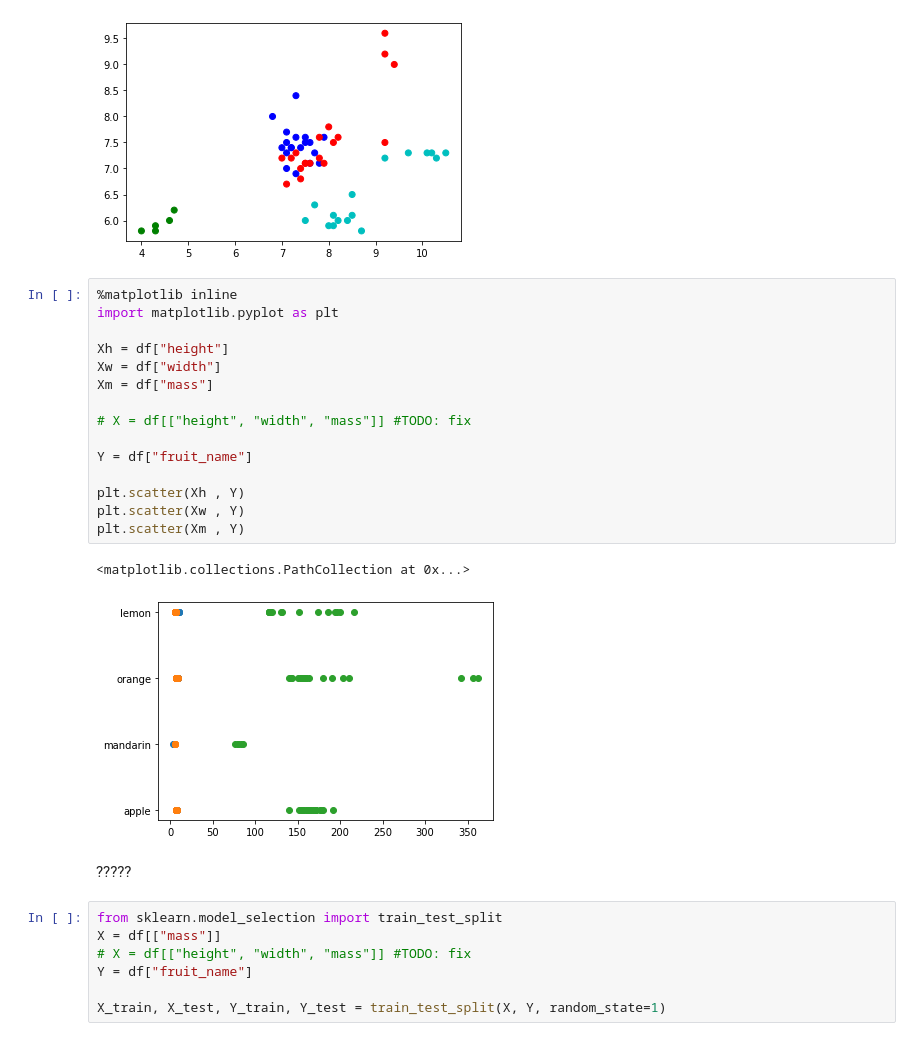
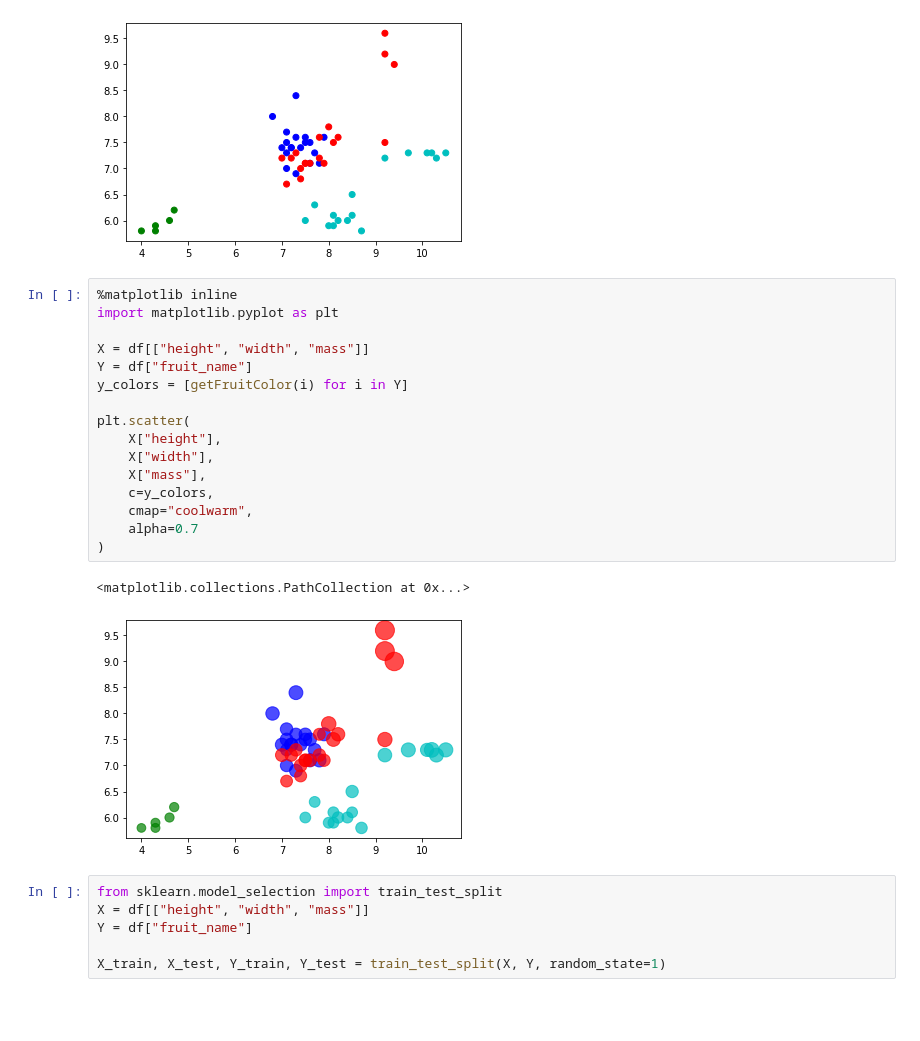
Before and after one commit to charles66820/CREMIfiles, a Jupyter notebook: acid/td/td04.ipynb, the cells around one changed output. Drawn from its saved outputs; the diff is of its cells as text; blank space fills up the shorter version.

```diff
--- a/acid/td/td04.ipynb
+++ b/acid/td/td04.ipynb
@@ -245,27 +245,25 @@ plt.scatter(X, Y, c=y_colors)
 # %%
 %matplotlib inline
 import matplotlib.pyplot as plt
 
-Xh = df["height"]
-Xw = df["width"]
-Xm = df["mass"]
+X = df[["height", "width", "mass"]]
+Y = df["fruit_name"]
+y_colors = [getFruitColor(i) for i in Y]
 
-# X = df[["height", "width", "mass"]] #TODO: fix
-
-Y = df["fruit_name"]
-
-plt.scatter(Xh , Y)
-plt.scatter(Xw , Y)
-plt.scatter(Xm , Y)
+plt.scatter(
+    X["height"],
+    X["width"],
+    X["mass"],
+    c=y_colors,
+    cmap="coolwarm",
+    alpha=0.7
+)
 # %% [output]
 <matplotlib.collections.PathCollection at 0x...>
-[figure, old version]
+[figure, new version]
-# %% [markdown]
-?????
 # %%
 from sklearn.model_selection import train_test_split
-X = df[["mass"]]
-# X = df[["height", "width", "mass"]] #TODO: fix
+X = df[["height", "width", "mass"]]
 Y = df["fruit_name"]
 
 X_train, X_test, Y_train, Y_test = train_test_split(X, Y, random_state=1)
```
Also changed, not shown: parts of 12 cells of this notebook.
